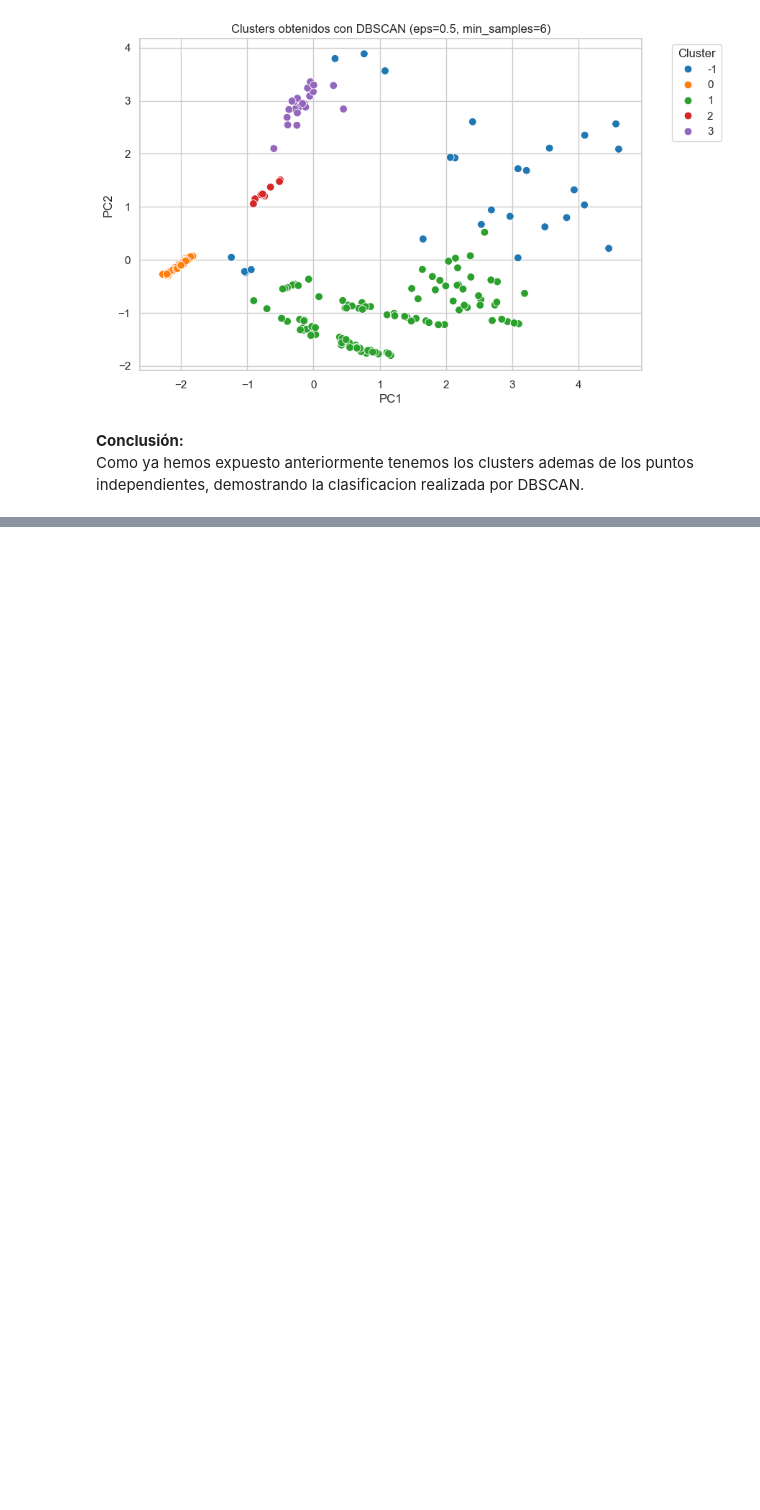
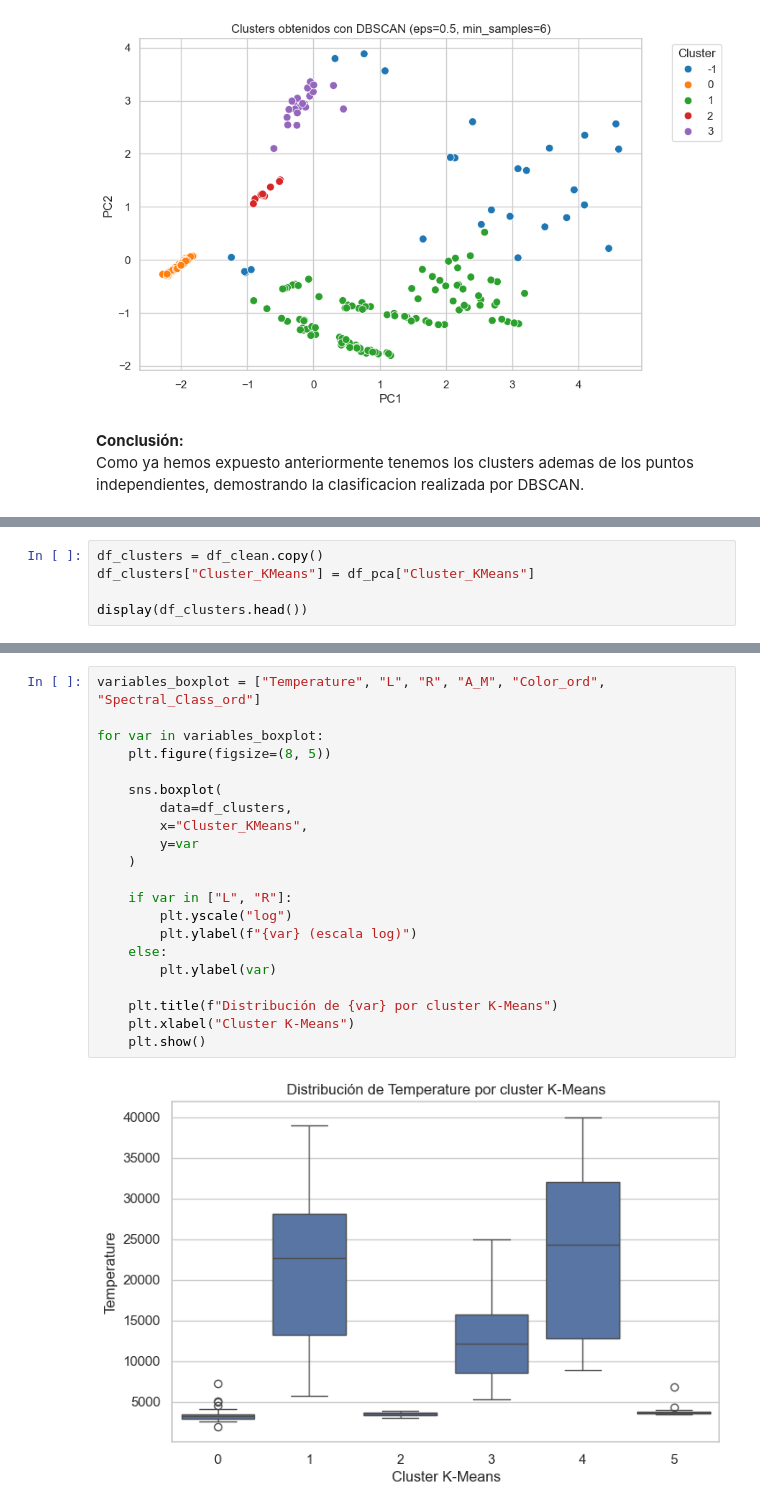
Before and after one commit to DiegoVa6/Grupo05_Practica2, a Jupyter notebook: practica2_estrellas.ipynb, the cells around one changed output, grey strips where cells are left out. Saved outputs shown, nothing was run; the diff lists cells and outputs as text; blank space fills up the shorter version.

```diff
--- a/practica2_estrellas.ipynb
+++ b/practica2_estrellas.ipynb
@@ -1048,0 +1187,5 @@ Como ya hemos expuesto anteriormente tenemos los clusters ademas de los puntos i
+# %%
+df_clusters = df_clean.copy()
+df_clusters["Cluster_KMeans"] = df_pca["Cluster_KMeans"]
+
+display(df_clusters.head())
@@ -1048,0 +1235,23 @@ Como ya hemos expuesto anteriormente tenemos los clusters ademas de los puntos i
+# %%
+variables_boxplot = ["Temperature", "L", "R", "A_M", "Color_ord", "Spectral_Class_ord"]
+
+for var in variables_boxplot:
+    plt.figure(figsize=(8, 5))
+
+    sns.boxplot(
+        data=df_clusters,
+        x="Cluster_KMeans",
+        y=var
+    )
+
+    if var in ["L", "R"]:
+        plt.yscale("log")
+        plt.ylabel(f"{var} (escala log)")
+    else:
+        plt.ylabel(var)
+
+    plt.title(f"Distribución de {var} por cluster K-Means")
+    plt.xlabel("Cluster K-Means")
+    plt.show()
+# %% [output]
+[figure, added]
```
Also changed, not shown: parts of 18 cells of this notebook.
